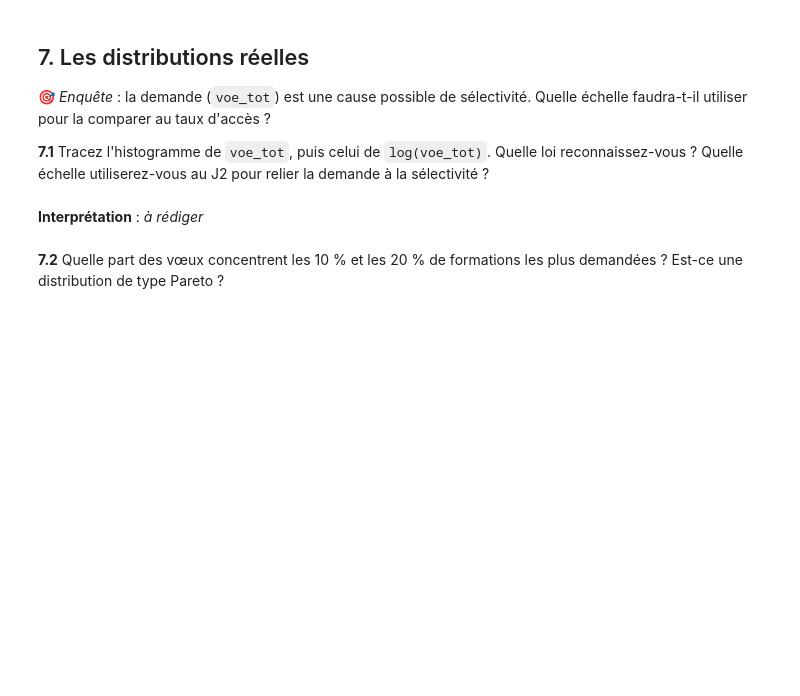
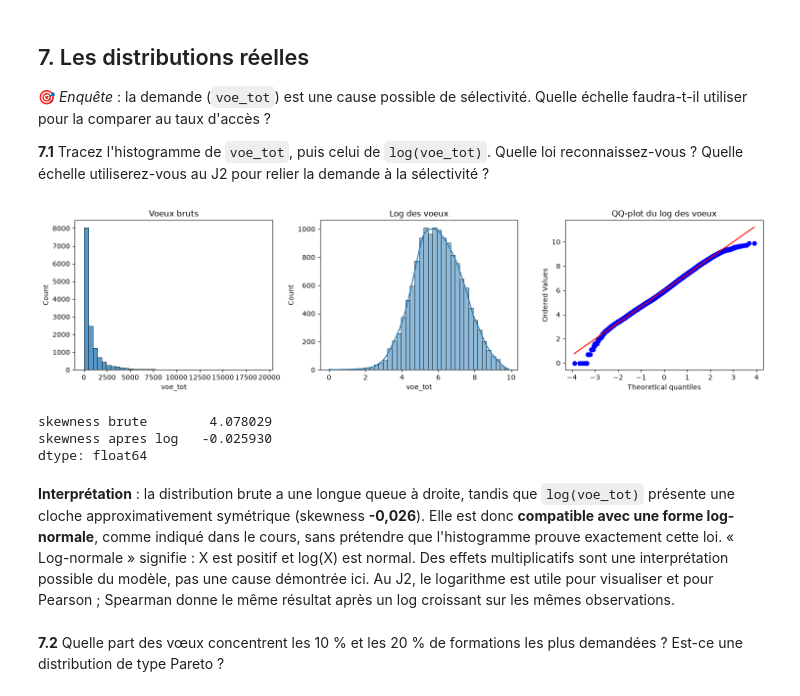
Before and after one commit to Anaisblk/Analyse-Parcoursup, a Jupyter notebook: TP_Parcoursup (1).ipynb, the cells around one changed output. Drawn from its saved outputs; the diff is of its cells as text; code cells hidden in the pictures; blank space fills up the shorter version.

Commit message:
Distributions

```diff
--- a/TP_Parcoursup (1).ipynb
+++ b/TP_Parcoursup (1).ipynb
@@ -431,7 +431,25 @@ regle_normale
 🎯 *Enquête* : la demande (`voe_tot`) est une cause possible de sélectivité. Quelle échelle faudra-t-il utiliser pour la comparer au taux d'accès ?
 
 **7.1** Tracez l'histogramme de `voe_tot`, puis celui de `log(voe_tot)`. Quelle loi reconnaissez-vous ? Quelle échelle utiliserez-vous au J2 pour relier la demande à la sélectivité ?
+# %%
+voeux_positifs = df.loc[df["voe_tot"] > 0, "voe_tot"].dropna()
+log_voeux = np.log(voeux_positifs)
+fig, axes = plt.subplots(1, 3, figsize=(15, 4))
+sns.histplot(voeux_positifs, bins=40, ax=axes[0])
+axes[0].set_title("Voeux bruts")
+sns.histplot(log_voeux, bins=40, kde=True, ax=axes[1])
+axes[1].set_title("Log des voeux")
+stats.probplot(log_voeux, dist="norm", plot=axes[2])
+axes[2].set_title("QQ-plot du log des voeux")
+plt.tight_layout()
+plt.show()
+pd.Series({"skewness brute": voeux_positifs.skew(), "skewness apres log": log_voeux.skew()})
+# %% [output]
+[figure, added]
+skewness brute        4.078029
+skewness apres log   -0.025930
+dtype: float64
 # %% [markdown]
-**Interprétation** : _à rédiger_
+**Interprétation** : la distribution brute a une longue queue à droite, tandis que `log(voe_tot)` présente une cloche approximativement symétrique (skewness **-0,026**). Elle est donc **compatible avec une forme log-normale**, comme indiqué dans le cours, sans prétendre que l'histogramme prouve exactement cette loi. « Log-normale » signifie : X est positif et log(X) est normal. Des effets multiplicatifs sont une interprétation possible du modèle, pas une cause démontrée ici. Au J2, le logarithme est utile pour visualiser et pour Pearson ; Spearman donne le même résultat après un log croissant sur les mêmes observations.
 # %% [markdown]
 **7.2** Quelle part des vœux concentrent les 10 % et les 20 % de formations les plus demandées ? Est-ce une distribution de type Pareto ?
```
Also changed, not shown: parts of 2 cells of this notebook.
